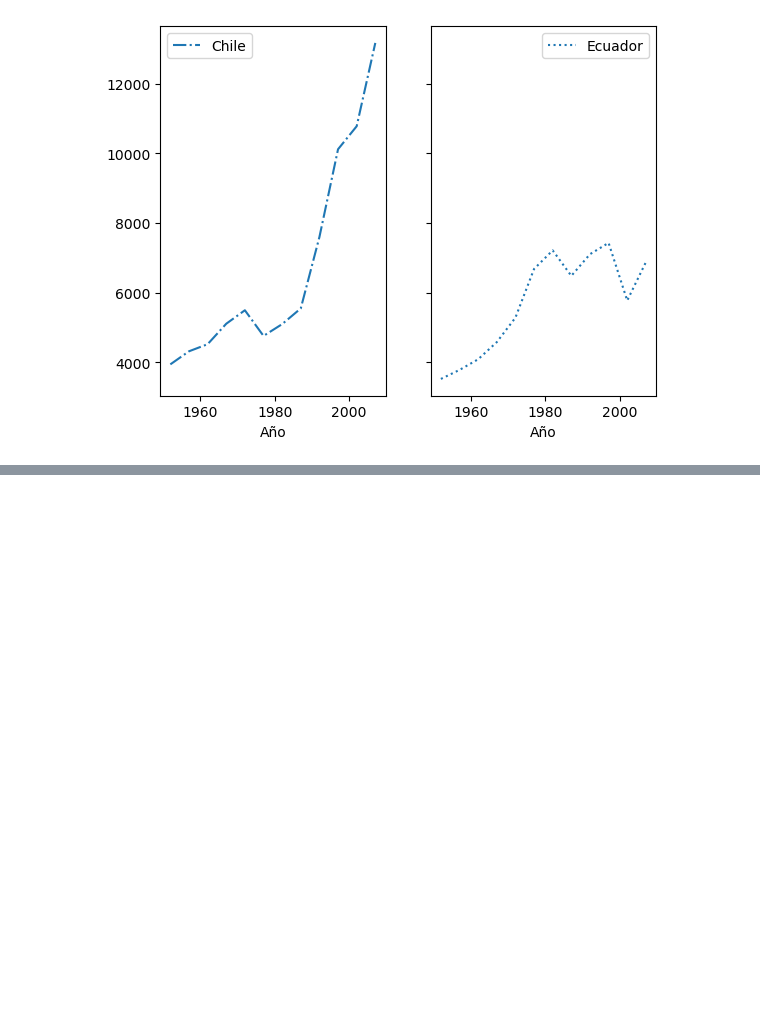
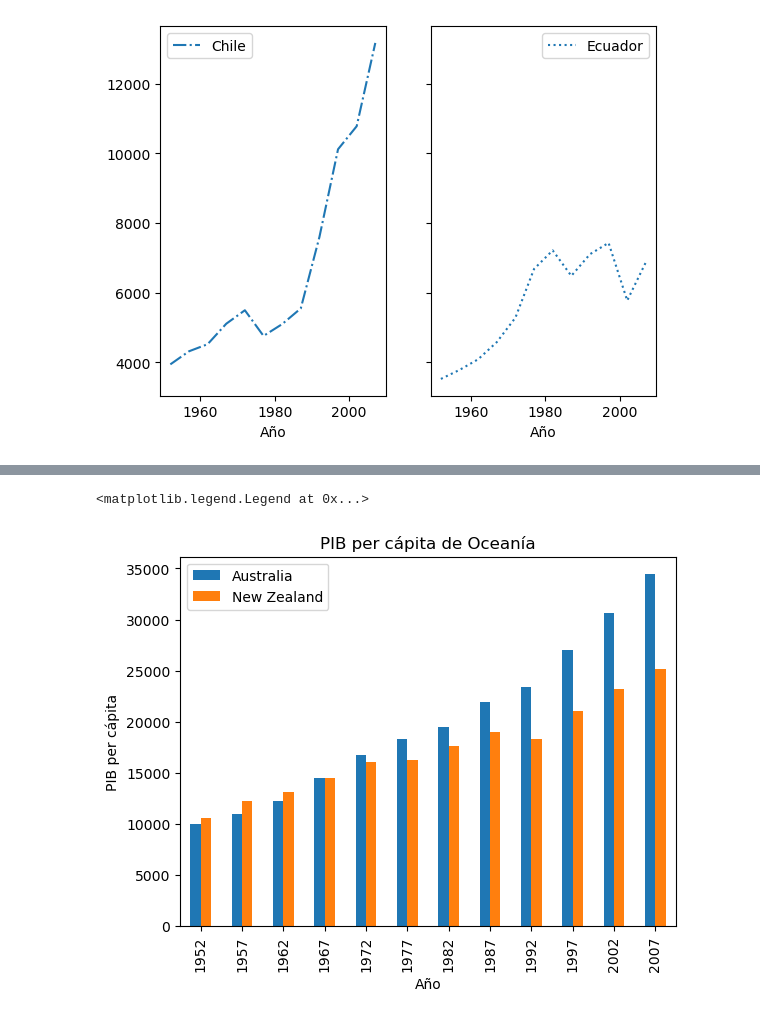
Before and after one commit to laboratoriolide/new-dimensions-materiales, a Jupyter notebook: Python/Semana_4.ipynb, the cells around one changed output, grey strips where cells are left out. Drawn from its saved outputs; the diff is of its cells as text; code cells hidden in the pictures; blank space fills up the shorter version.

Commit message:
mas graficos en matplotlib

```diff
--- a/Python/Semana_4.ipynb
+++ b/Python/Semana_4.ipynb
@@ -186,0 +224,9 @@ Text(0.5, 0, 'Año')
+# %%
+datos.T.plot(kind = 'bar')
+plt.xlabel('Año')
+plt.ylabel('PIB per cápita')
+plt.title('PIB per cápita de Oceanía')
+plt.legend(loc = 'best')
+# %% [output]
+<matplotlib.legend.Legend at 0x...>
+[figure, added]
```
Also changed, not shown: parts of 9 cells of this notebook, 1 other file.
